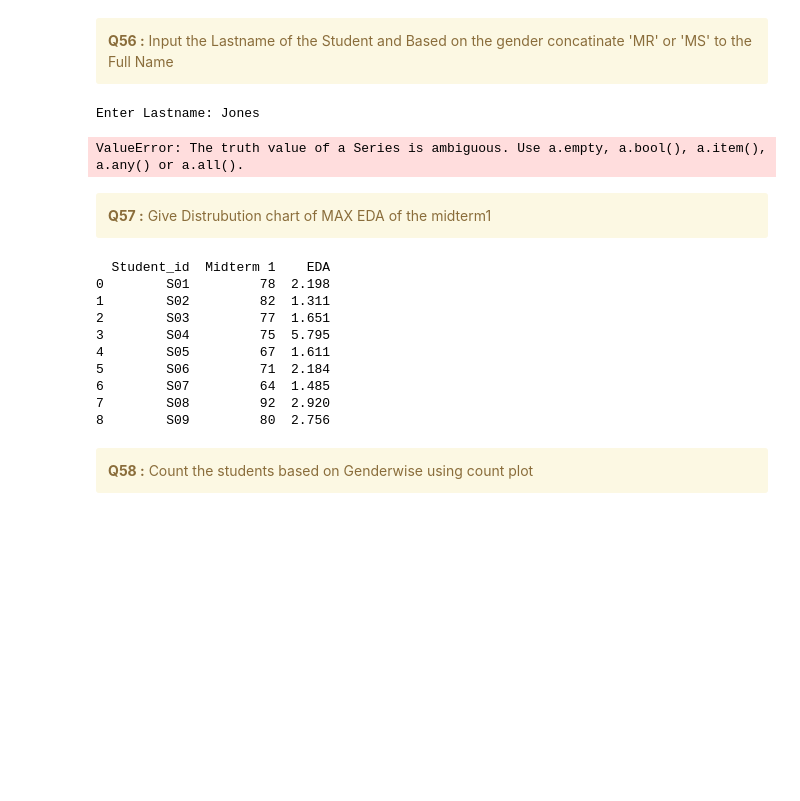
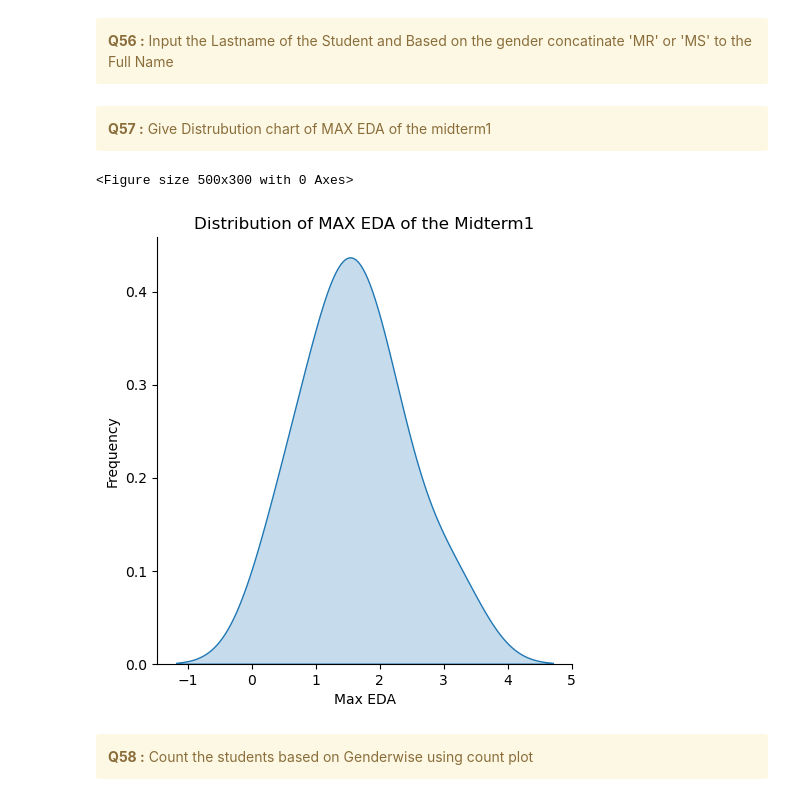
Before and after one commit to Neenu1990/Python_Hackathon_Team_8, a Jupyter notebook: Team8_PythonPioneers_Main80Questions.ipynb, the cells around one changed output. Drawn from its saved outputs; the diff is of its cells as text; code cells hidden in the pictures; blank space fills up the shorter version.

```diff
--- a/Team8_PythonPioneers_Main80Questions.ipynb
+++ b/Team8_PythonPioneers_Main80Questions.ipynb
@@ -1038,53 +1039,26 @@ S07           110  103.842102
 <div class="alert alert-block alert-warning">
 <b>Q56 :</b> Input the Lastname of the Student and Based on the gender concatinate 'MR' or 'MS' to the Full Name
 </div>
-# %%
-df_PA6 = df_demography_age.copy()
-last_name = input("Enter Lastname: ")
-#if (df_PA6['Gender'] == 'M'):
-#Display_name = df_PA6.loc[df_PA6 ['Last Name'] == last_name]
-if (df_PA6['Gender'] == 'F'):
-    df_PA6['First Name'] = 'Ms. '+df_PA6['First Name']
-    print(df_PA6['First Name'],' ',df_PA6['Last Name'])
-else :
-    df_PA6['First Name'] = 'Mr. '+df_PA6['First Name']
-    print(df_PA6['First Name'],' ',df_PA6['Last Name'])
-#elif (df_PA6['Gender'] == 'F'):
-    #Display_name = df_PA6.loc[df_PA6 ['Last Name'] == last_name]['First Name'] = 'Ms. '+df_PA6['First Name']
-    #print(Display_name)
-#else:
-    #print('Last Name not found.')
-# %% [output]
-Enter Lastname: Jones
-ValueError: The truth value of a Series is ambiguous. Use a.empty, a.bool(), a.item(), a.any() or a.all().
 # %% [markdown]
 <div class="alert alert-block alert-warning">
 <b>Q57 :</b> Give Distrubution chart of MAX EDA of the midterm1
 </div>
-# %%
-mid_term1_grades = df_Grades[['Student_id','Midterm 1']]
-EDA = df_EDA[['Student_id','EDA']]
-
-# Group by 'StudentID' and calculate the average 'HR' for each student
-max_eda= df_EDA.groupby('Student_id')['EDA'].max()
-
-# Merge the two DataFrames on 'StudentID'
-merge_EDA_grades = pd.merge(mid_term1_grades, max_eda, on='Student_id')
-print(merge_EDA_grades)
-
-plt.figure(figsize=(8, 6))
-plt.hist(data = mid_term1_grades, x='Mideterm 1',y= 'EDA',bins=10, edgecolor='black', alpha=0.7)
-# %% [output]
-  Student_id  Midterm 1    EDA
-0        S01         78  2.198
-1        S02         82  1.311
-2        S03         77  1.651
-3        S04         75  5.795
-4        S05         67  1.611
-5        S06         71  2.184
-6        S07         64  1.485
-7        S08         92  2.920
-8        S09         80  2.756
+# %%
+# Calculating Max EDA for Midterm 1
+df_eda1 = df_EDA[df_EDA['Exam'] == 'midterm 1']
+df_eda_max = df_eda1.groupby(['Student_id'])['EDA'].max().reset_index()
+merged_df = pd.merge(df_eda_max,df_Grades, on='Student_id')
+#Creating a Histogram based on data
+plt.figure(figsize=(5, 3))
+sns.displot(merged_df, x='EDA',kind="kde", fill=True)
+#Adding labels and Title
+plt.title('Distribution of MAX EDA of the Midterm1')
+plt.xlabel('Max EDA')
+plt.ylabel('Frequency')
+plt.show()
+# %% [output]
+<Figure size 500x300 with 0 Axes>
+[figure, added]
 # %% [markdown]
 <div class="alert alert-block alert-warning">
 <b>Q58 :</b> Count the students based on Genderwise using count plot
```
Also changed, not shown: parts of 12 cells of this notebook.
